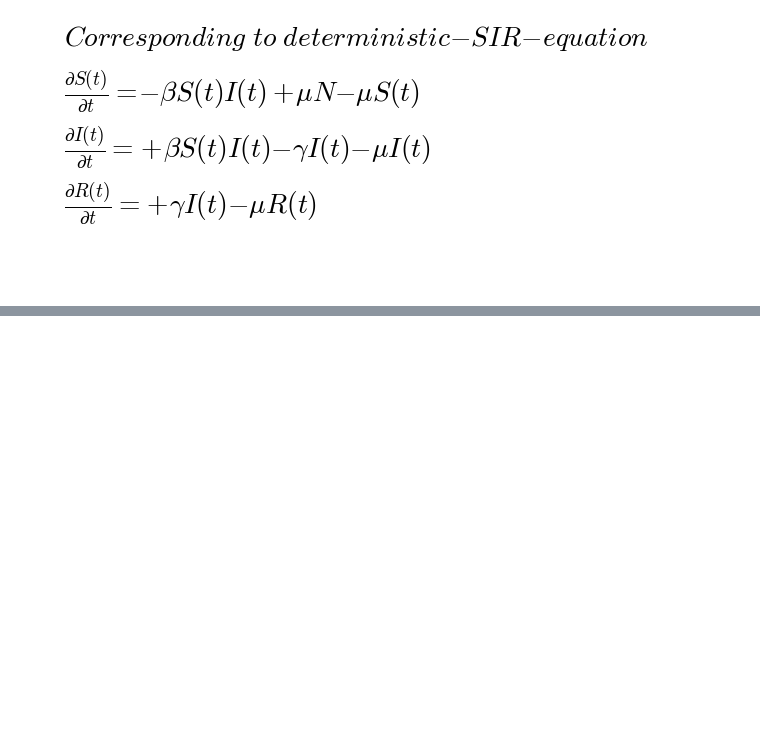
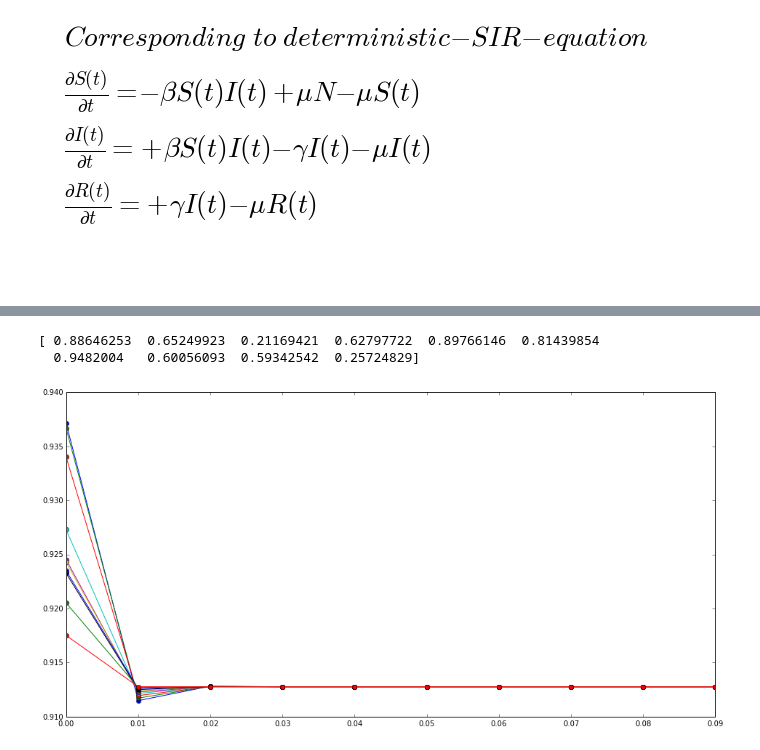
Before and after one commit to alvason/stochastic-evolution, a Jupyter notebook: code/stochastic_SIR-Copy1.ipynb, the cells around one changed output, grey strips where cells are left out. Drawn from its saved outputs; the diff is of its cells as text; code cells hidden in the pictures; blank space fills up the shorter version.

```diff
--- a/code/stochastic_SIR-Copy1.ipynb
+++ b/code/stochastic_SIR-Copy1.ipynb
@@ -259,0 +321,29 @@ plt.show()
+# %%
+randomSeed = np.random.uniform(0, 1, 100)
+
+event_all_rate = randomSeed[0:10]
+print event_all_rate
+event_all_PD = event_all_rate/event_all_rate.sum()
+
+dt = 0.01
+total_step = 10
+
+gT = np.arange(total_step)*dt
+event_n = np.zeros([total_step, event_all_rate.size])
+event_n[0] = event_all_PD
+
+for i in range(total_step):
+    for j in range(event_all_rate.size):
+        event_n[i, j] = np.exp(-dt * np.sum(event_all_rate))
+        event_all_rate[j] = event_n[i, j]
+#    event_all_PD = event_all_PD/event_all_PD.sum()
+
+numberingFig = numberingFig + 1
+figure = plt.figure(numberingFig, figsize = AlvaFigSize)
+for j in range(event_all_rate.size):
+    plt.plot(gT, event_n[:, j], marker = 'o')
+plt.show()
+# %% [output]
+[ 0.88646253  0.65249923  0.21169421  0.62797722  0.89766146  0.81439854
+  0.9482004   0.60056093  0.59342542  0.25724829]
+[figure, added]
```
Also changed, not shown: parts of 5 cells of this notebook, 7 other files.
